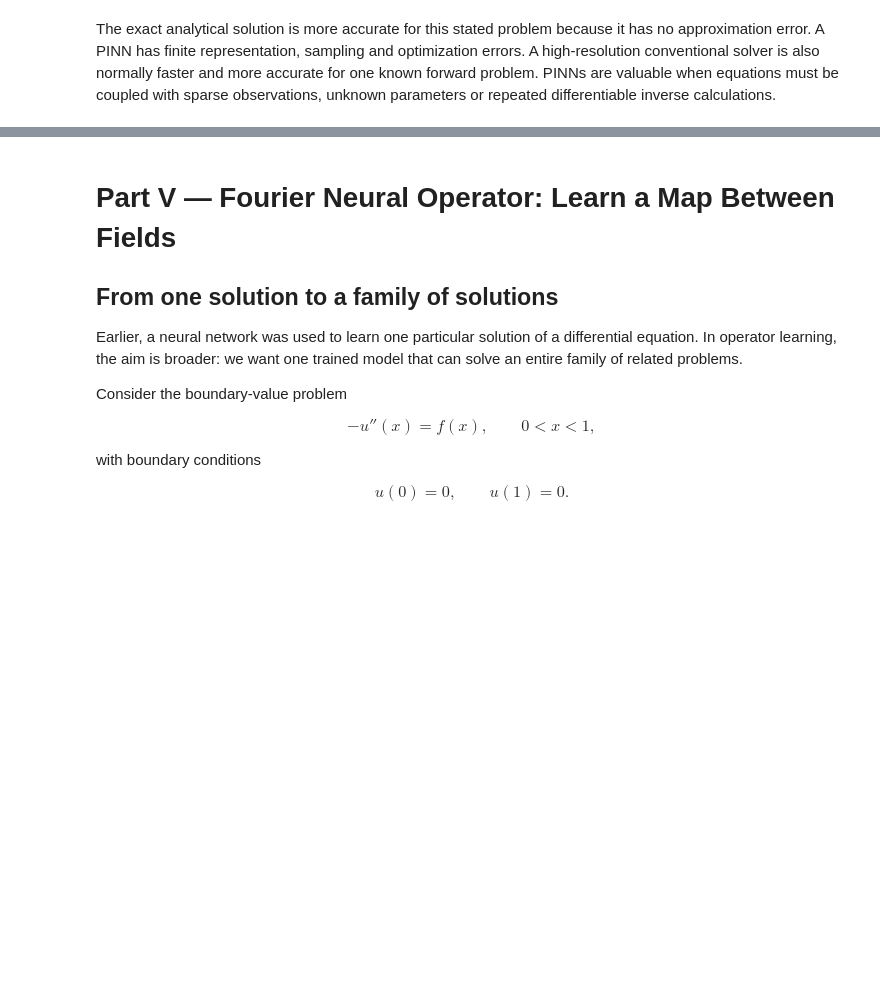
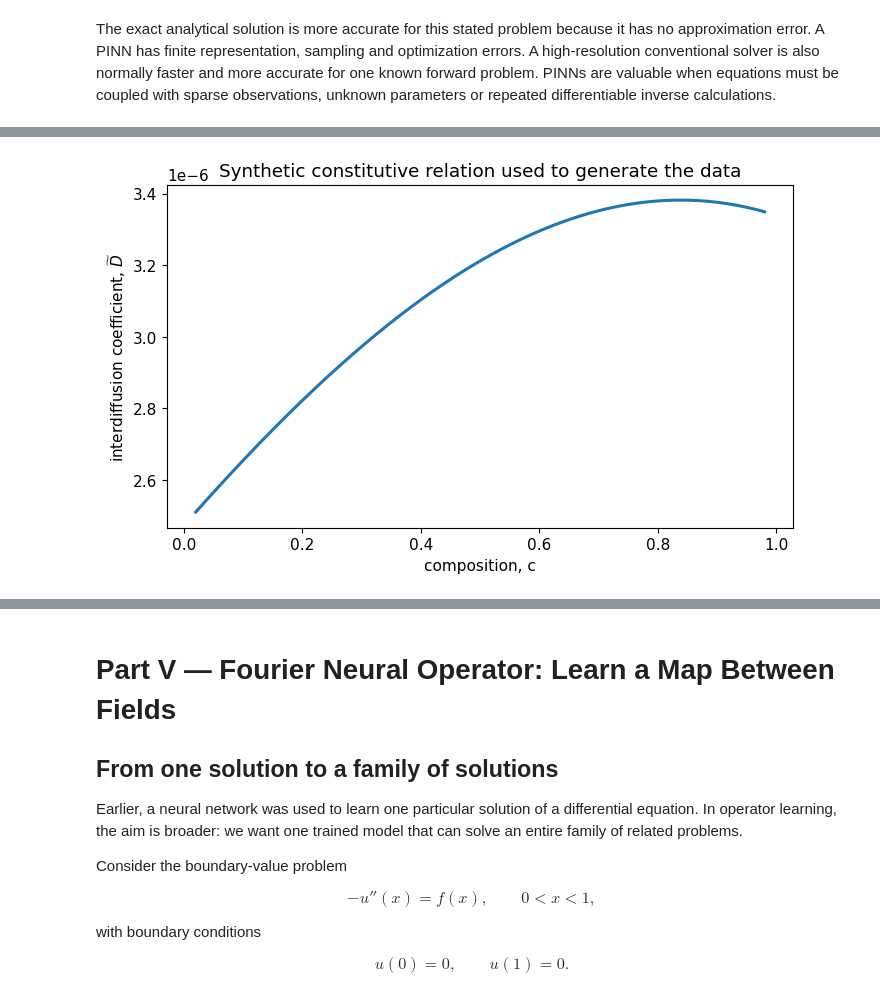
Before and after one commit to sai-mat-group/ai-ml-for-materials-2026, a Jupyter notebook: notebooks/04-OLS_NN_PINN_FNO_PINO/04-updated_OLS_NN_PINN_FNO_PINO.ipynb, the cells around one changed output, grey strips where cells are left out. Drawn from its saved outputs; the diff is of its cells as text; code cells hidden in the pictures; blank space fills up the shorter version.

```diff
--- a/notebooks/04-revised_OLS_NN_PINN_FNO_PINO.ipynb
+++ b/notebooks/04-OLS_NN_PINN_FNO_PINO/04-updated_OLS_NN_PINN_FNO_PINO.ipynb
@@ -2771,20 +2597,0 @@ The next cell defines a synthetic constitutive truth. It is used to generate dat
-# %%
-# Define the synthetic composition-dependent diffusivity used in this example.
-R, T_const = 8.314, 1200.0
-D0_true, Omega_true = 5.0e-5, -1800.0
-a_true = np.array([30000.0, -4000.0, 1000.0])
-
-def Q_np(c, a):
-    return a[0] + a[1]*c + a[2]*c**2
-def Dkin_np(c, a):
-    return D0_true*np.exp(-Q_np(c, a)/(R*T_const))
-def phi_np(c):
-    return 1.0-(2.0*Omega_true/(R*T_const))*c*(1.0-c)
-def Dtilde_np(c, a):
-    return Dkin_np(c, a)*phi_np(c)
-
-cq = np.linspace(0.02, 0.98, 300)
-plt.plot(cq, Dtilde_np(cq, a_true), lw=2)
-plt.xlabel("composition c"); plt.ylabel("interdiffusion coefficient")
-plt.title("Synthetic constitutive truth used only to generate the example")
-plt.show()
@@ -3340,0 +2657,74 @@ The correct conclusion is conditional: the recovered curve is selected by the ob
+# %%
+# Synthetic constitutive relation used to generate the example.
+R = 8.314
+T_const = 1200.0
+
+D0_true = 5.0e-5
+Omega_true = -1800.0
+
+# Q(c) = a0 + a1 c + a2 c^2
+a_true = np.array([
+    30000.0,
+    -4000.0,
+    1000.0
+])
+
+
+def Q_np(concentration, coefficients):
+    return (
+        coefficients[0]
+        + coefficients[1] * concentration
+        + coefficients[2] * concentration**2
+    )
+
+
+def Dkin_np(concentration, coefficients):
+    return D0_true * np.exp(
+        -Q_np(concentration, coefficients)
+        / (R * T_const)
+    )
+
+
+def phi_np(concentration):
+    return (
+        1.0
+        - (
+            2.0 * Omega_true
+            / (R * T_const)
+        )
+        * concentration
+        * (1.0 - concentration)
+    )
+
+
+def Dtilde_np(concentration, coefficients):
+    return (
+        Dkin_np(concentration, coefficients)
+        * phi_np(concentration)
+    )
+
+
+composition_grid = np.linspace(
+    0.02,
+    0.98,
+    300
+)
+
+plt.figure(figsize=(7.2, 4.6))
+
+plt.plot(
+    composition_grid,
+    Dtilde_np(
+        composition_grid,
+        a_true
+    ),
+    linewidth=2.2
+)
+
+plt.xlabel("composition, c")
+plt.ylabel(r"interdiffusion coefficient, $\widetilde D$")
+plt.title("Synthetic constitutive relation used to generate the data")
+plt.tight_layout()
+plt.show()
+# %% [output]
+[figure, added]
```
Also changed, not shown: parts of 89 cells of this notebook, 1 other file.
